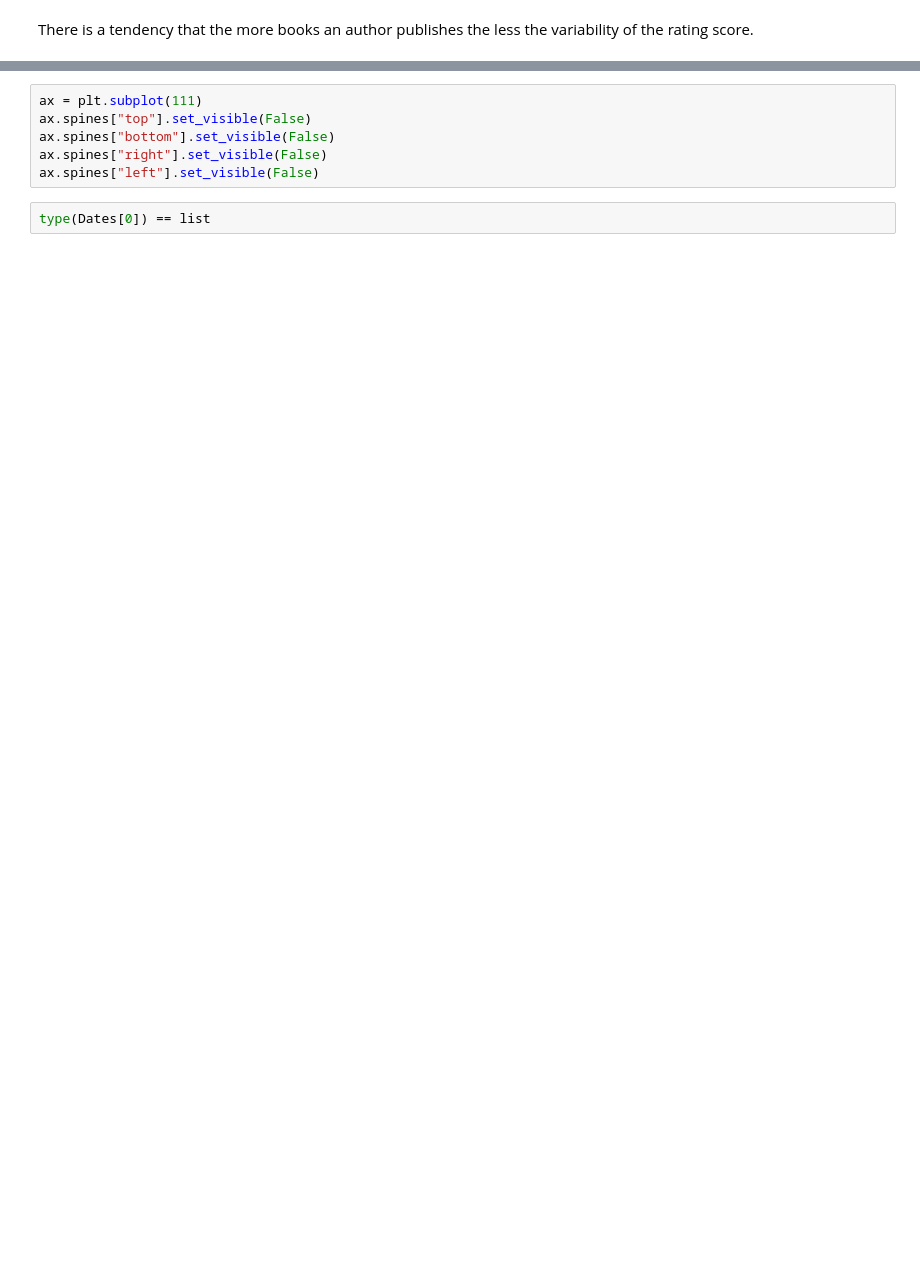
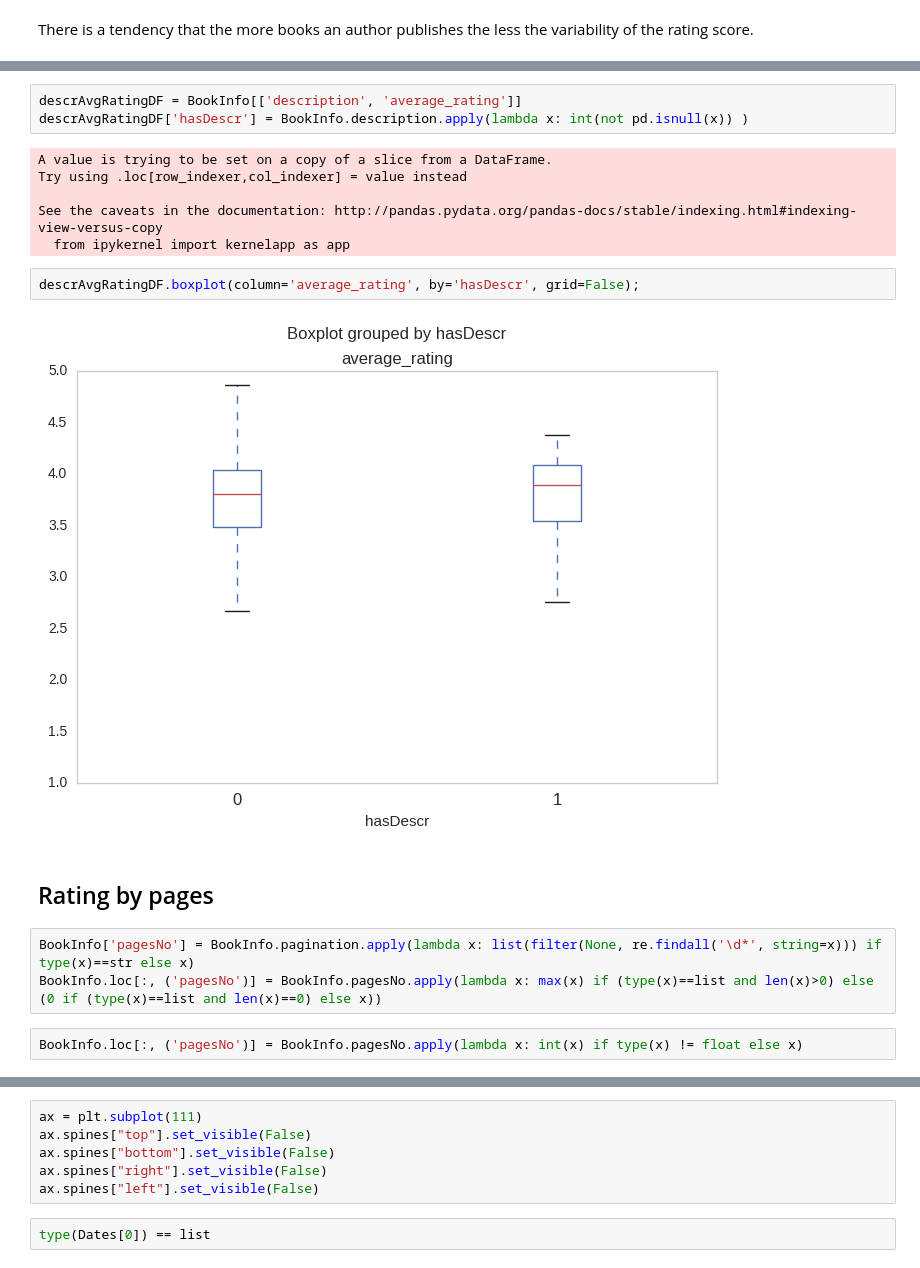
Before and after one commit to klitonandrea/BookRatings, a Jupyter notebook: Story telling with book ratings.ipynb, the cells around one changed output, grey strips where cells are left out. Cells and saved outputs as stored; diff of their text form; blank space fills up the shorter version.

```diff
--- a/Story telling with book ratings.ipynb
+++ b/Story telling with book ratings.ipynb
@@ -264,0 +321,20 @@ There is a tendency that the more books an author publishes the less the variabi
+# %%
+descrAvgRatingDF = BookInfo[['description', 'average_rating']]
+descrAvgRatingDF['hasDescr'] = BookInfo.description.apply(lambda x: int(not pd.isnull(x)) )
+# %% [output]
+A value is trying to be set on a copy of a slice from a DataFrame.
+Try using .loc[row_indexer,col_indexer] = value instead
+
+See the caveats in the documentation: http://pandas.pydata.org/pandas-docs/stable/indexing.html#indexing-view-versus-copy
+  from ipykernel import kernelapp as app
+# %%
+descrAvgRatingDF.boxplot(column='average_rating', by='hasDescr', grid=False);
+# %% [output]
+[figure, added]
+# %% [markdown]
+## Rating by pages
+# %%
+BookInfo['pagesNo'] = BookInfo.pagination.apply(lambda x: list(filter(None, re.findall('\d*', string=x))) if type(x)==str else x)
+BookInfo.loc[:, ('pagesNo')] = BookInfo.pagesNo.apply(lambda x: max(x) if (type(x)==list and len(x)>0) else (0 if (type(x)==list and len(x)==0) else x))
+# %%
+BookInfo.loc[:, ('pagesNo')] = BookInfo.pagesNo.apply(lambda x: int(x) if type(x) != float else x)
```
Also changed, not shown: parts of 32 cells of this notebook.
